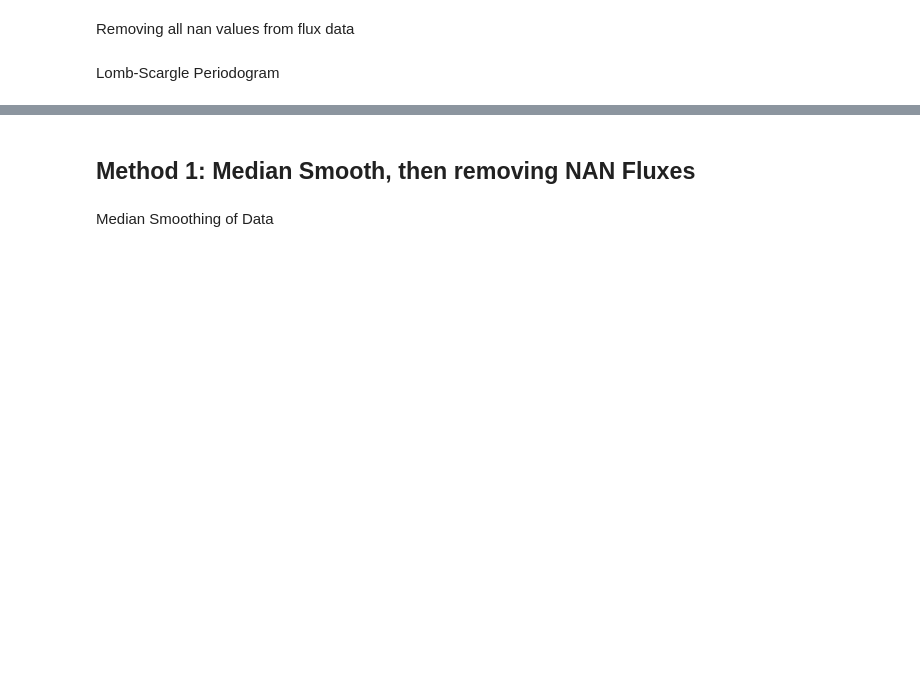
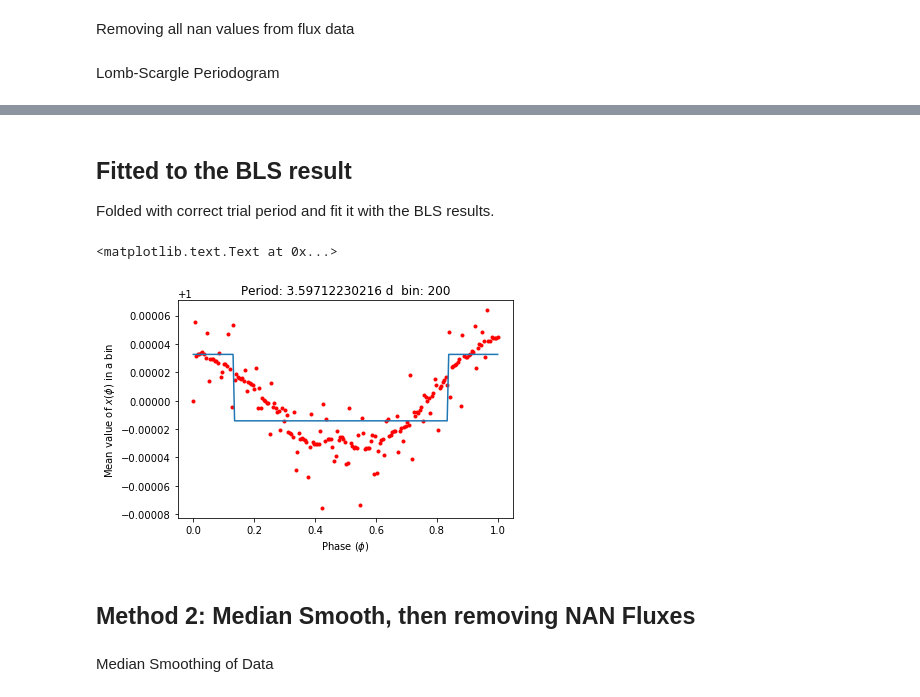
Before and after one commit to ruben-santana/Astro-Research, a Jupyter notebook: KOI/KOI -265/KOI-265.ipynb, the cells around one changed output, grey strips where cells are left out. Cells and saved outputs as stored; diff of their text form; code cells hidden in the pictures; blank space fills up the shorter version.

```diff
--- a/KOI/KOI -265/KOI-265.ipynb
+++ b/KOI/KOI -265/KOI-265.ipynb
@@ -321,5 +621,31 @@ Half the found period. 6.63179866576
+# %% [markdown]
+## Fitted to the BLS result
+Folded with correct trial period and fit it with the BLS results.
+# %%
+plt.plot(phase, y/ibi, 'r.')
+
+#bls fit
+fite = np.zeros(nbin) + res[8] # H
+#uses ingress(res[1]), and engress(res[2]), to model expected results
+fite[res[1]:res[2]+1] = res[9] # L
+
+#added to adjust for throughs being cut off
+if res[2] > nbin:
+    first_trough = (res[2]-res[1]) - (nbin-res[1])
+    fite[0:first_trough] = res[9]
+
+#added to adjust for new y axis scale
+fite = fite/s + 1
+
+plt.plot(phase, fite)
+plt.title("Period: {0} d  bin: {1}".format(res[5], nbin))
+plt.xlabel(r"Phase ($\phi$)")
+plt.ylabel(r"Mean value of $x(\phi)$ in a bin")
+# %% [output]
+<matplotlib.text.Text at 0x...>
+[figure, added]
 # %% [markdown]
-## Method 1: Median Smooth, then removing NAN Fluxes
+## Method 2: Median Smooth, then removing NAN Fluxes
 # %%
 #1st argument - flux data
 #2nd argument - number of pixels for median smoothing
```
Also changed, not shown: parts of 41 cells of this notebook, 1 other file.
